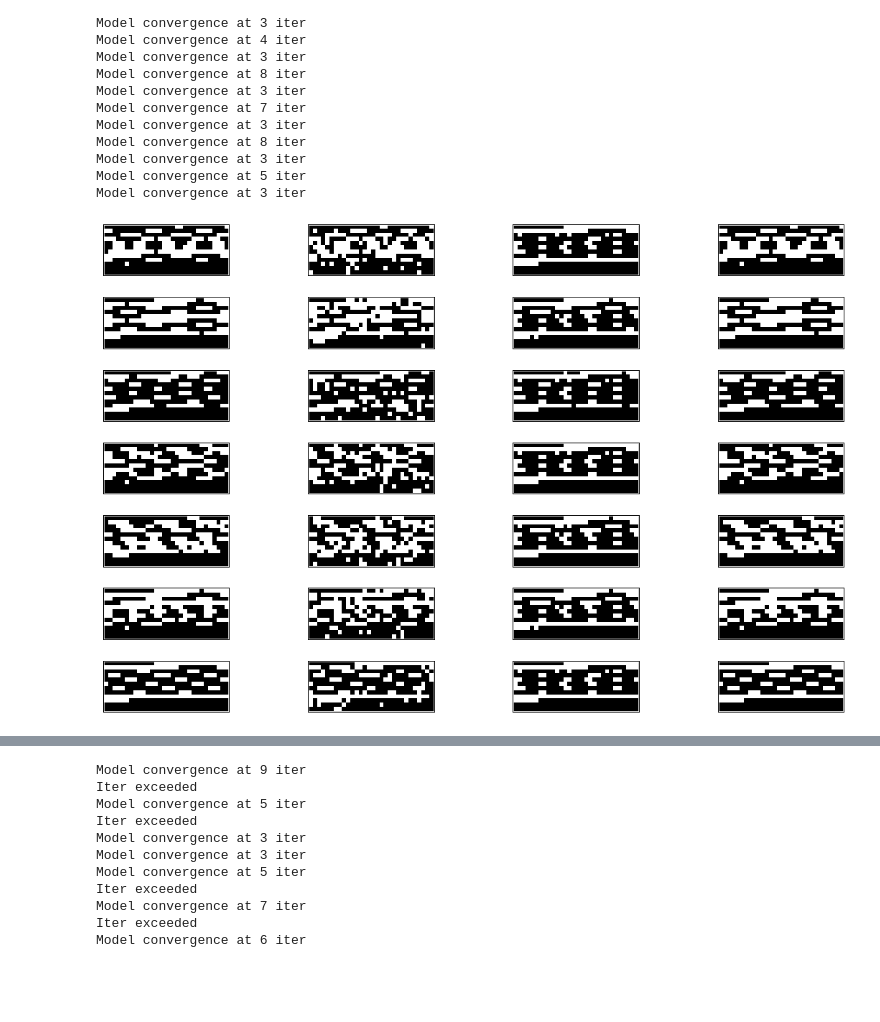
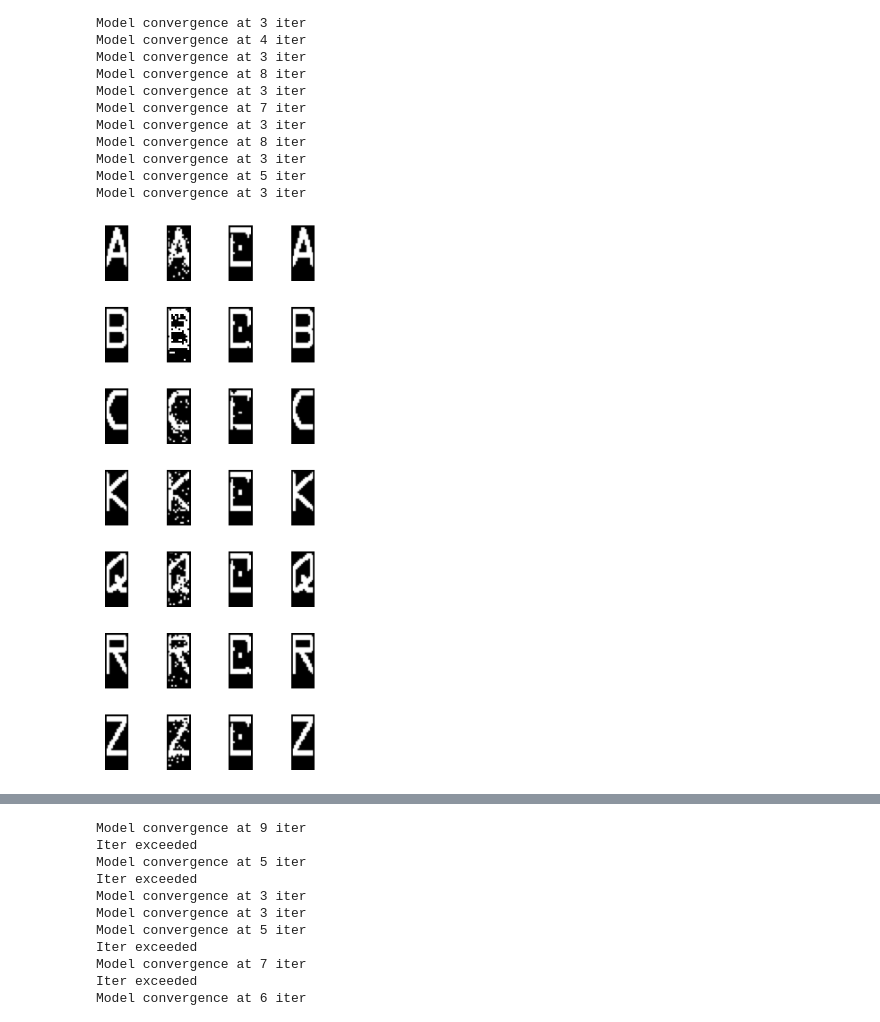
Before and after one commit to werglu/hopfieldNetwork, a Jupyter notebook: HopfieldNetwork/HopfieldNetwork/test_both.ipynb, the cells around one changed output, grey strips where cells are left out. Drawn from its saved outputs; the diff is of its cells as text; code cells hidden in the pictures; blank space fills up the shorter version.

```diff
--- a/HopfieldNetwork/HopfieldNetwork/test_both.ipynb
+++ b/HopfieldNetwork/HopfieldNetwork/test_both.ipynb
@@ -168,9 +167,9 @@ Model convergence at 3 iter
 Model convergence at 5 iter
 Model convergence at 3 iter
 # %%
-plot_results(images, noised_images, results_hebb, results_oja, sample_count_m, height, width, 10, 16)
+plot_results(images, noised_images, results_hebb, results_oja, sample_count_m, height, width, 9, 4)
 # %% [output]
-[figure, old version]
+[figure, new version]
 # %%
 data, sample_count_m, neurons_count_n, height, width = get_set_large_25x50()
 images, noised_images, results_hebb, results_oja, sample_count_m = get_images(data, sample_count_m, neurons_count_n, 0.10)
```
Also changed, not shown: parts of 15 cells of this notebook, 1 other file.
